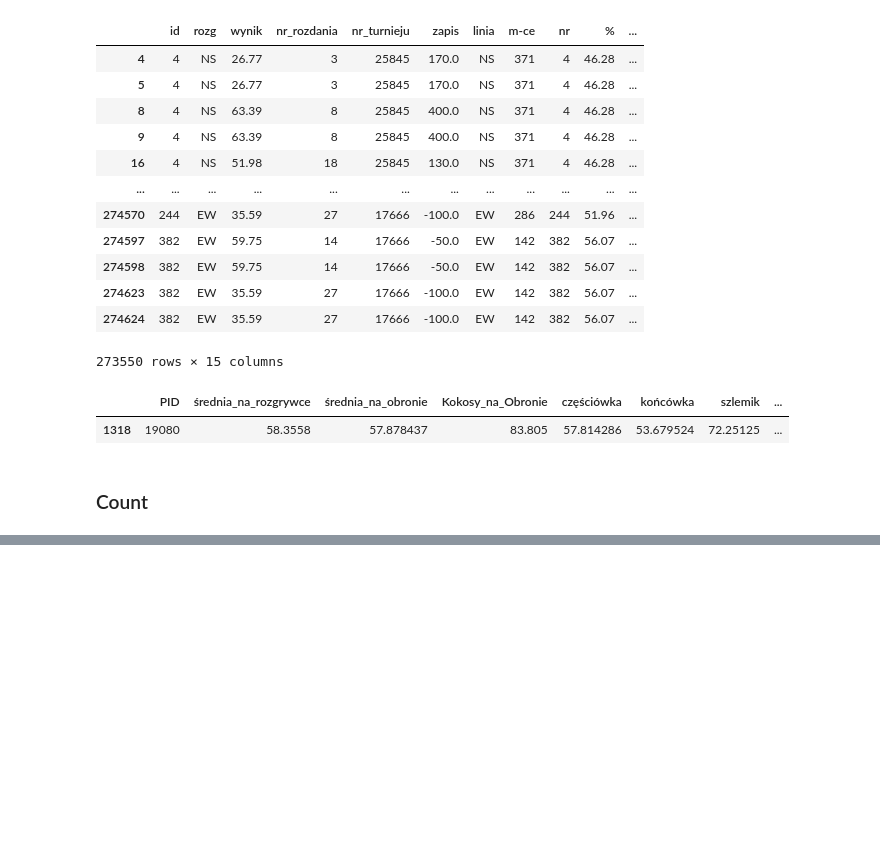
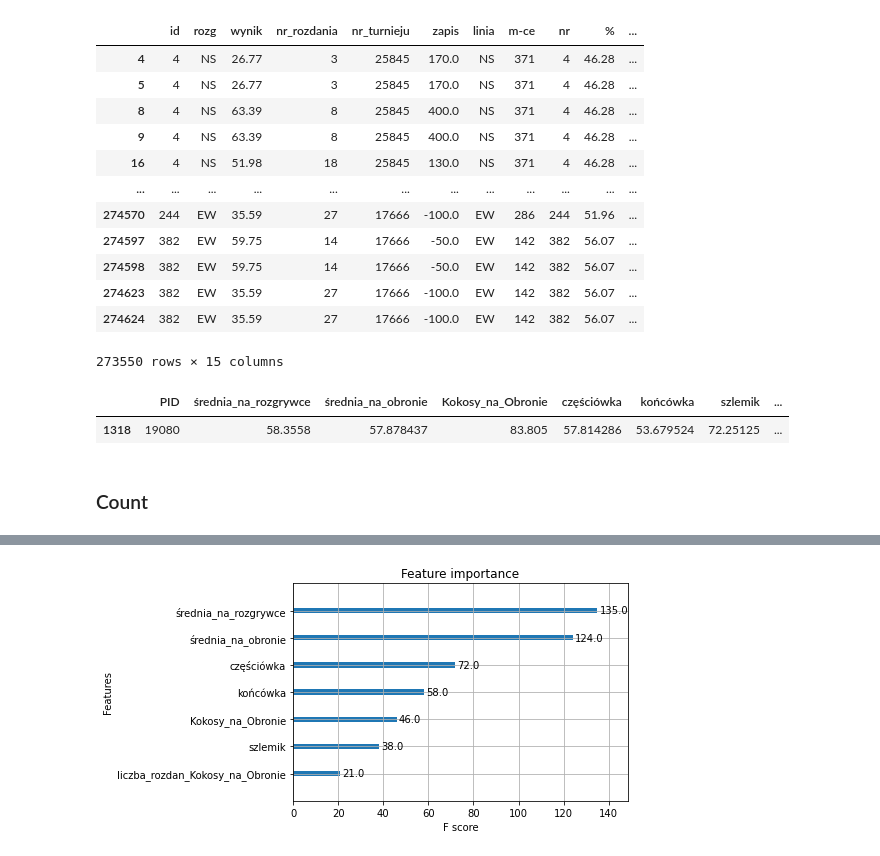
Before and after one commit to pokonek/BridgeApp, a Jupyter notebook: Web scrapping.ipynb, the cells around one changed output, grey strips where cells are left out. Drawn from its saved outputs; the diff is of its cells as text; code cells hidden in the pictures; blank space fills up the shorter version.

```diff
--- a/Web scrapping.ipynb
+++ b/Web scrapping.ipynb
@@ -699,0 +1053,2 @@ koniec.to_csv("Ostateczne.csv")
+# %%
+df_ml_y=tmp['wynik_kategoria']
@@ -699,0 +1059,2 @@ koniec.to_csv("Ostateczne.csv")
+# %%
+X_train, X_test, y_train, y_test = train_test_split(df_ml_X, df_ml_y, test_size=0.2, random_state=42,stratify=df_ml_y)
@@ -699,0 +1082,3 @@ koniec.to_csv("Ostateczne.csv")
+# %%
+model = XGBClassifier(max_depth=3, n_estimators=30)
+model
@@ -699,0 +1097,2 @@ koniec.to_csv("Ostateczne.csv")
+# %%
+model.fit(X_train, y_train)
@@ -699,0 +1110,6 @@ koniec.to_csv("Ostateczne.csv")
+# %%
+xgboost.plot_importance(model, max_num_features=7)
+# Show the plot
+plt.show()
+# %% [output]
+[figure, added]
```
Also changed, not shown: parts of 58 cells of this notebook, 4 other files.
